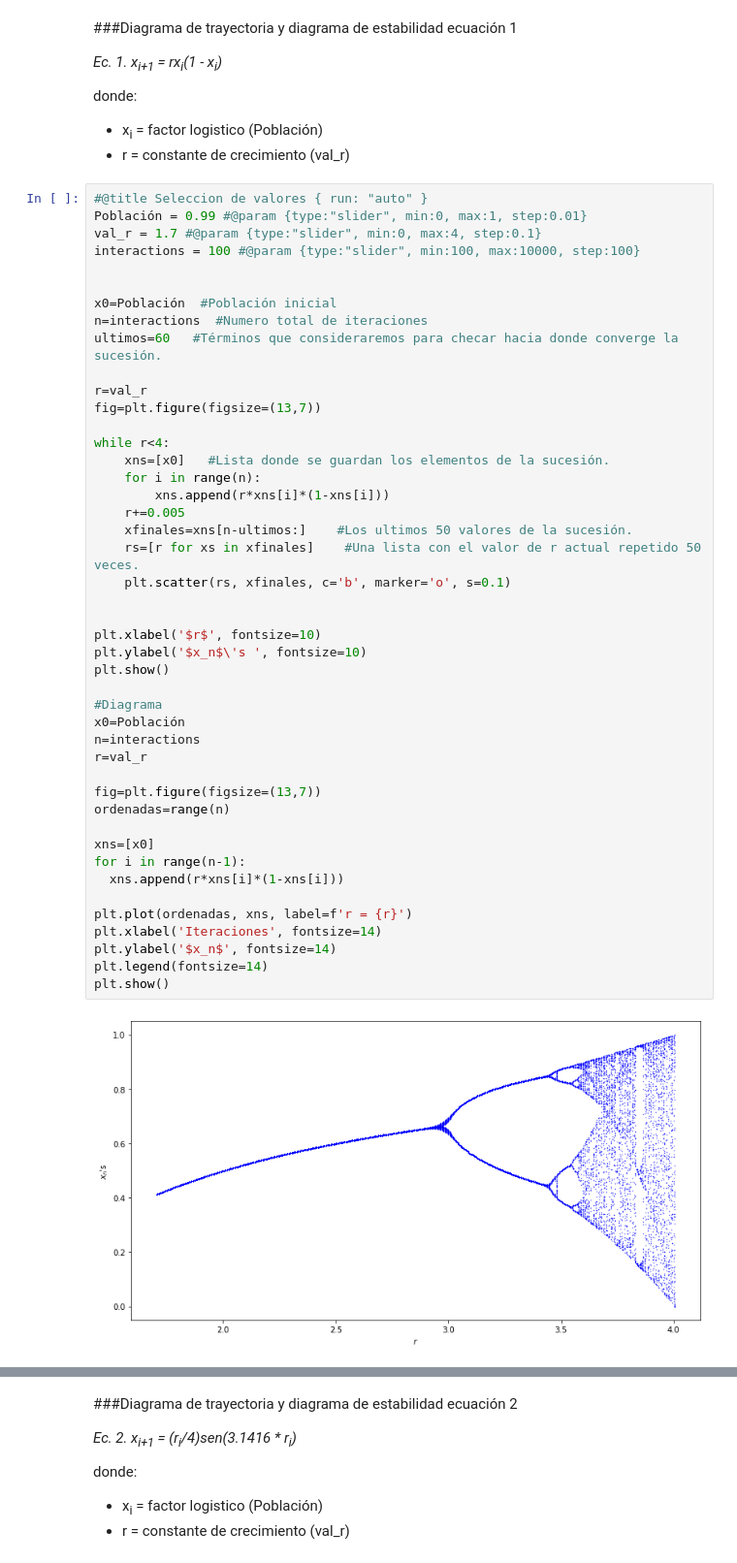
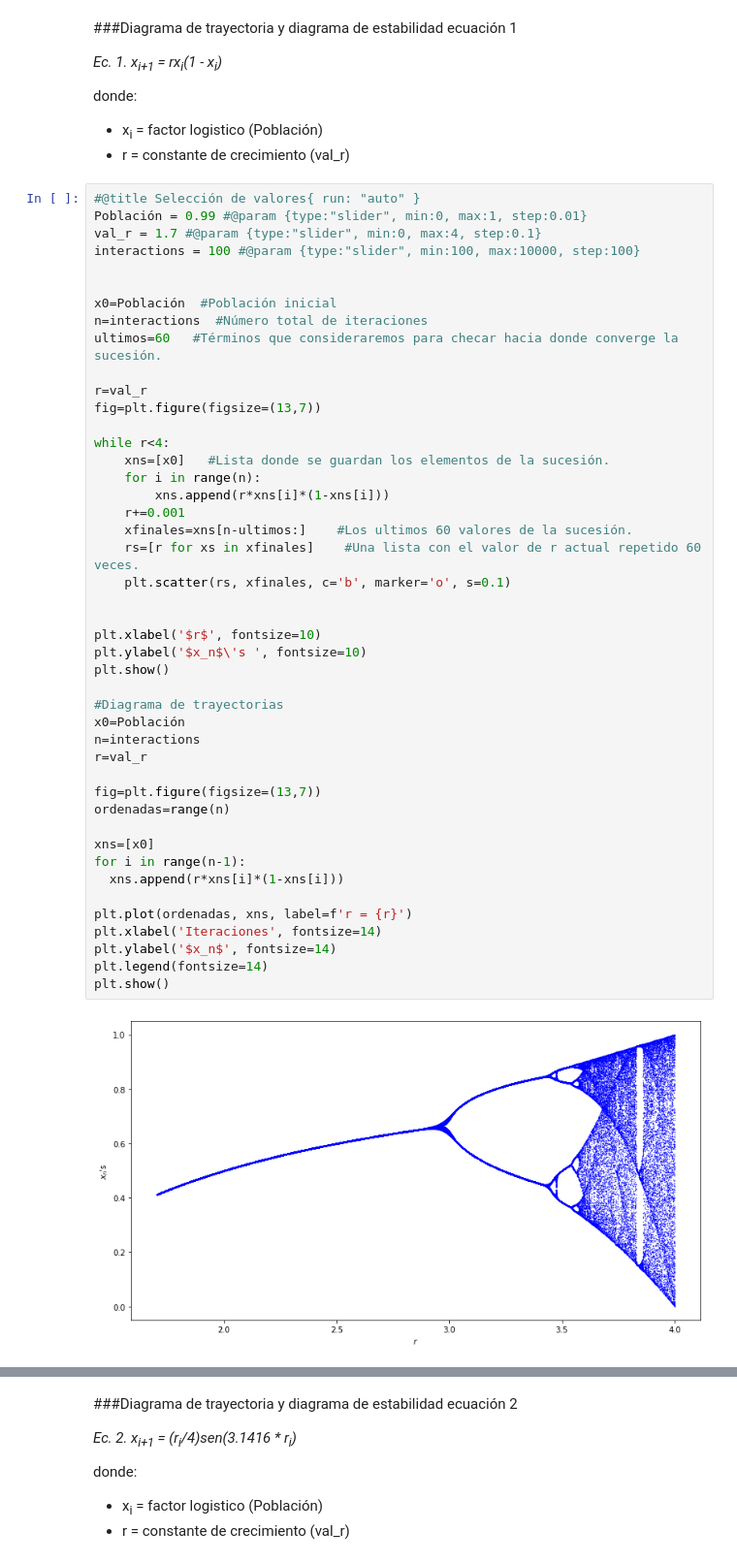
Before and after one commit to RonnyGuevara/Fractal_Images, a Jupyter notebook: TP3/TP3_FI.ipynb, the cells around one changed output, grey strips where cells are left out. Shown at 97% size. Saved outputs shown, nothing was run; the diff lists cells and outputs as text.

```diff
--- a/TP3/TP3_FI.ipynb
+++ b/TP3/TP3_FI.ipynb
@@ -37,52 +37,52 @@ donde:
 *   x<sub>i</sub> = factor logistico (Población)
 *   r = constante de crecimiento (val_r)
 # %%
-#@title Seleccion de valores { run: "auto" }
+#@title Selección de valores{ run: "auto" }
 Población = 0.99 #@param {type:"slider", min:0, max:1, step:0.01}
 val_r = 1.7 #@param {type:"slider", min:0, max:4, step:0.1}
 interactions = 100 #@param {type:"slider", min:100, max:10000, step:100}
 
 
 x0=Población  #Población inicial
-n=interactions  #Numero total de iteraciones
+n=interactions  #Número total de iteraciones
 ultimos=60   #Términos que consideraremos para checar hacia donde converge la sucesión.
 
 r=val_r
 fig=plt.figure(figsize=(13,7))
 
 while r<4:
     xns=[x0]   #Lista donde se guardan los elementos de la sucesión.
     for i in range(n):
         xns.append(r*xns[i]*(1-xns[i]))
-    r+=0.005
-    xfinales=xns[n-ultimos:]    #Los ultimos 50 valores de la sucesión.
-    rs=[r for xs in xfinales]    #Una lista con el valor de r actual repetido 50 veces.
+    r+=0.001
+    xfinales=xns[n-ultimos:]    #Los ultimos 60 valores de la sucesión.
+    rs=[r for xs in xfinales]    #Una lista con el valor de r actual repetido 60 veces.
     plt.scatter(rs, xfinales, c='b', marker='o', s=0.1)
 
 
 plt.xlabel('$r$', fontsize=10)
 plt.ylabel('$x_n$\'s ', fontsize=10)
 plt.show()
 
-#Diagrama
+#Diagrama de trayectorias
 x0=Población
 n=interactions
 r=val_r
 
 fig=plt.figure(figsize=(13,7))
 ordenadas=range(n)
 
 xns=[x0]
 for i in range(n-1):
   xns.append(r*xns[i]*(1-xns[i]))
 
 plt.plot(ordenadas, xns, label=f'r = {r}')
 plt.xlabel('Iteraciones', fontsize=14)
 plt.ylabel('$x_n$', fontsize=14)
 plt.legend(fontsize=14)
 plt.show()
 # %% [output]
-[figure, old version]
+[figure, new version]
 [figure]
 # %% [markdown]
 ###Diagrama de trayectoria y diagrama de estabilidad ecuación 2
```
Also changed, not shown: parts of 5 cells of this notebook.
